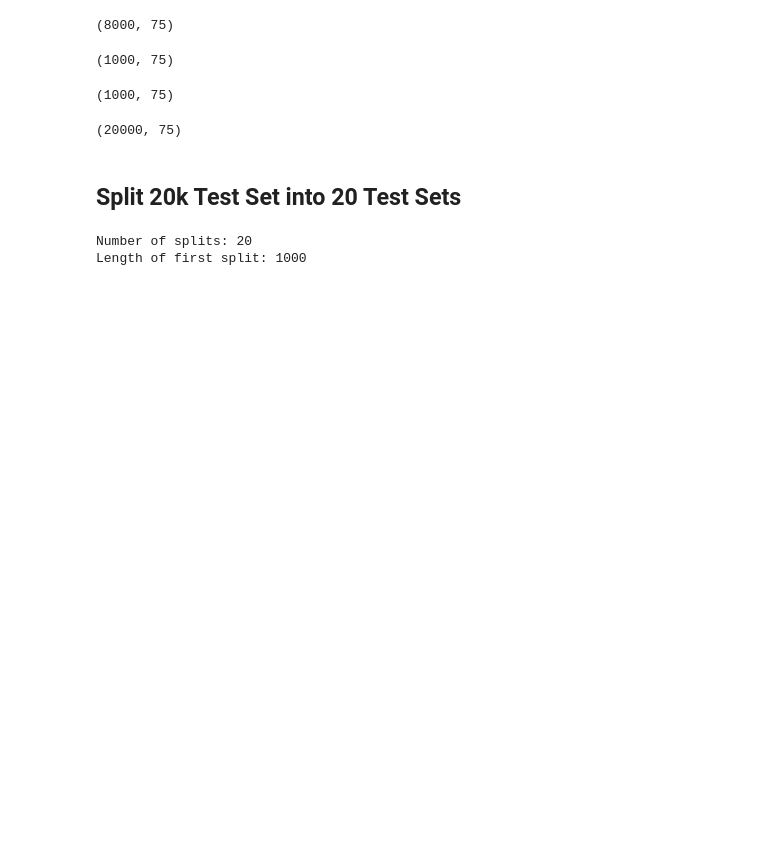
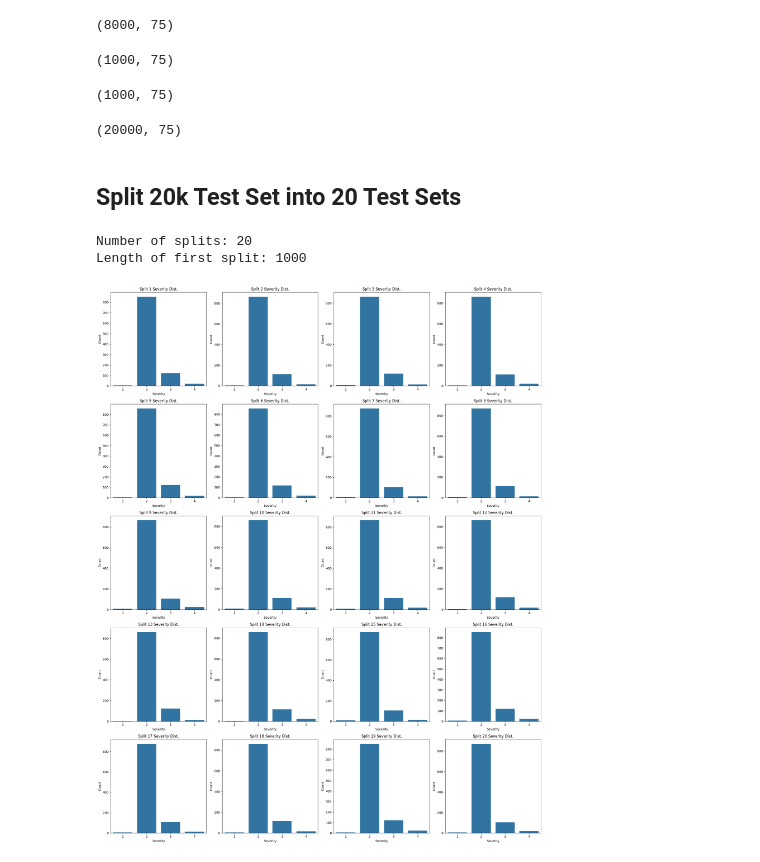
Before and after one commit to win-laeyee/traffic_accident_severity_prediction, a Jupyter notebook: notebooks/data_preprocessing/data_preprocessing_latest.ipynb, the cells around one changed output. Saved outputs shown, nothing was run; the diff lists cells and outputs as text; code cells hidden in the pictures; blank space fills up the shorter version.

Commit message:
Feat: add distribution plot of 20k cases

```diff
--- a/notebooks/data_preprocessing/data_preprocessing_latest.ipynb
+++ b/notebooks/data_preprocessing/data_preprocessing_latest.ipynb
@@ -1163,3 +1163,17 @@ for i in range(20):
 # %%
 for i, chunk in enumerate(splits):
     chunk.to_csv(f"split_{i+1}.csv", index=False)
+# %%
+plt.figure(figsize=(20, 25))  # Adjust depending on display
+
+for i, split in enumerate(split_dfs):
+    plt.subplot(5, 4, i + 1)  # 5 rows x 4 cols = 20 plots
+    sns.countplot(data=split, x='Severity')
+    plt.title(f'Split {i+1} Severity Dist.')
+    plt.xlabel('Severity')
+    plt.ylabel('Count')
+    plt.tight_layout()
+
+plt.show()
+# %% [output]
+[figure, added]
```
